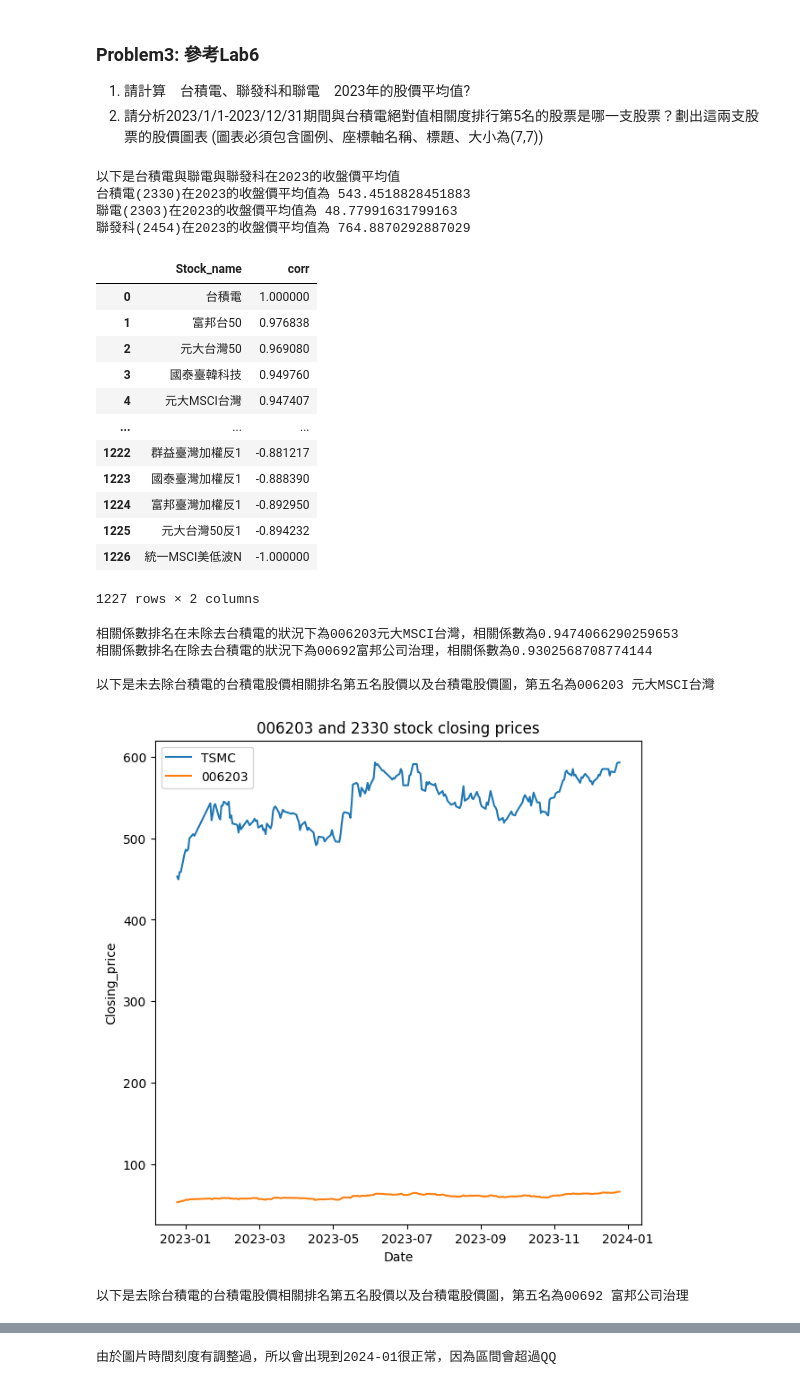
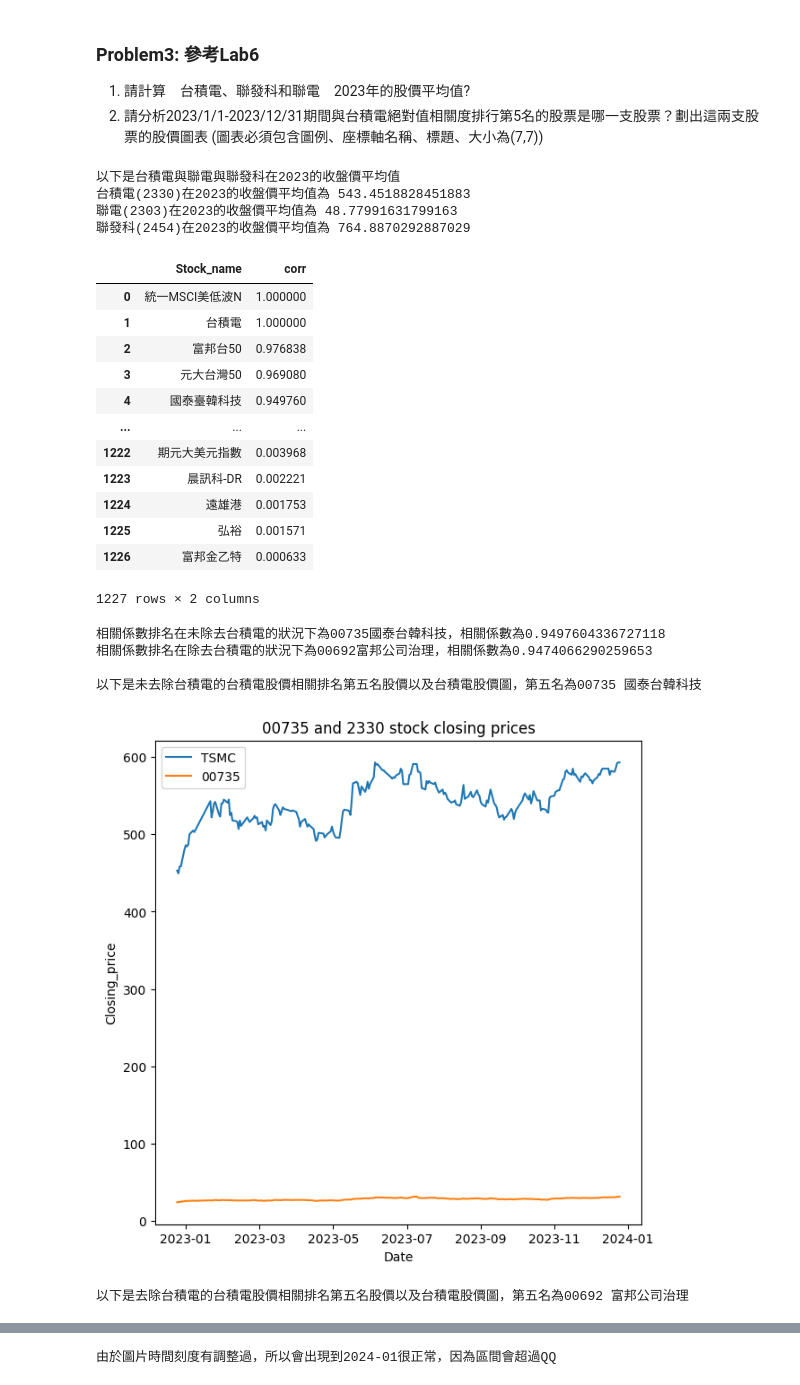
Before and after one commit to kesshoban3310/NTUT-Introduction-to-Data-Science-2024S, a Jupyter notebook: HW3/HW3_111590004.ipynb, the cells around one changed output, grey strips where cells are left out. Drawn from its saved outputs; the diff is of its cells as text; code cells hidden in the pictures.

```diff
--- a/HW3/HW3_111590004.ipynb
+++ b/HW3/HW3_111590004.ipynb
@@ -204,6 +204,7 @@ def get_corr(x):
 
 #計算相關係數，會跳出Degree of freedom <= 0 的警告，可以忽略 (00625K富邦上証+R 由於整年只有一日有成交紀錄，故在此會報錯，已於前面drop掉)
 stock_data_TSMC_corr['corr'] = stock_data_TSMC_corr['Stock_name'].apply(get_corr)
+stock_data_TSMC_corr['corr'] =  stock_data_TSMC_corr['corr'].abs()
 stock_data_TSMC_corr = stock_data_TSMC_corr.sort_values('corr', ascending=False)
 
 # 重新整理索引，並且顯示相關係數排行
@@ -211,77 +212,80 @@ stock_data_TSMC_corr = stock_data_TSMC_corr.reset_index(drop=True)
 
 display(stock_data_TSMC_corr)
 
-CORR006203 = stock_data_TSMC_corr.iat[4,1]
+CORR00735 = stock_data_TSMC_corr.iat[4,1]
 CORR00692 = stock_data_TSMC_corr.iat[5,1]
 
-print(f"相關係數排名在未除去台積電的狀況下為006203元大MSCI台灣，相關係數為{CORR006203}")
+stock_data_TSMC_corr.head()
+
+
+print(f"相關係數排名在未除去台積電的狀況下為00735國泰台韓科技，相關係數為{CORR00735}")
 print(f"相關係數排名在除去台積電的狀況下為00692富邦公司治理，相關係數為{CORR00692}")
 
 #包含台積電，相關係數排名第五
-stock_data_006203_closing = stock_data_p1.get_group('元大MSCI台灣')
+stock_data_00735_closing = stock_data_p1.get_group('國泰臺韓科技')
 #不包含台積電，相關係數排名第五
 stock_data_00692_closing = stock_data_p1.get_group('富邦公司治理')
 
 stock_data_2330_00692 = pd.merge(stock_data_TSMC[['date','Closing_price']],stock_data_00692_closing[['date','Closing_price']],on = 'date',suffixes=('_2330', '_00692'))
 
-stock_data_2330_006203 = pd.merge(stock_data_TSMC[['date','Closing_price']],stock_data_006203_closing[['date','Closing_price']],on = 'date',suffixes=('_2330', '_006203'))
+stock_data_2330_00735 = pd.merge(stock_data_TSMC[['date','Closing_price']],stock_data_00735_closing[['date','Closing_price']],on = 'date',suffixes=('_2330', '_00735'))
 
 newdate_00692 = pd.to_datetime(list(stock_data_2330_00692.date))
-newdate_006203 = pd.to_datetime(list(stock_data_2330_006203.date))
+newdate_00735 = pd.to_datetime(list(stock_data_2330_00735.date))
 
 stock_data_2330_00692 = stock_data_2330_00692.set_index('date')
-stock_data_2330_006203 = stock_data_2330_006203.set_index('date')
+stock_data_2330_00735 = stock_data_2330_00735.set_index('date')
 
 print()
-print("以下是未去除台積電的台積電股價相關排名第五名股價以及台積電股價圖，第五名為006203 元大MSCI台灣")
+print("以下是未去除台積電的台積電股價相關排名第五名股價以及台積電股價圖，第五名為00735 國泰台韓科技")
 fig = plt.figure(figsize=(7,7)) #調整大小
 fig.gca().xaxis.set_major_formatter(mdates.DateFormatter('%Y-%m'))  #調整日期
 fig.gca().xaxis.set_major_locator(mdates.DayLocator(interval=60))
-plt.plot(newdate_006203,stock_data_2330_006203['Closing_price_2330'],label = 'TSMC') #設定標籤
-plt.plot(newdate_006203,stock_data_2330_006203['Closing_price_006203'],label = '006203')
+plt.plot(newdate_00735,stock_data_2330_00735['Closing_price_2330'],label = 'TSMC') #設定標籤
+plt.plot(newdate_00735,stock_data_2330_00735['Closing_price_00735'],label = '00735')
 plt.xlabel('Date') #設定X軸座標
 plt.ylabel('Closing_price') #設定Y軸座標
-plt.title('006203 and 2330 stock closing prices') #設定標題
+plt.title('00735 and 2330 stock closing prices') #設定標題
 plt.legend(loc = 'best') #設定圖例
 plt.show()
 
 print()
 print("以下是去除台積電的台積電股價相關排名第五名股價以及台積電股價圖，第五名為00692 富邦公司治理")
 plt.figure(figsize=(7,7)) #調整大小
 fig.gca().xaxis.set_major_formatter(mdates.DateFormatter('%Y-%m'))  #調整日期
 fig.gca().xaxis.set_major_locator(mdates.DayLocator(interval=30))
 plt.plot(newdate_00692,stock_data_2330_00692['Closing_price_2330'],label = 'TSMC') #設定標籤
 plt.plot(newdate_00692,stock_data_2330_00692['Closing_price_00692'],label = '00692')
 plt.xlabel('Date') #設定X軸座標
 plt.ylabel('Closing_price') #設定Y軸座標
 plt.title('00692 and 2330 stock closing prices') #設定標題
 plt.legend(loc = 'best')  #設定圖例
 plt.show()
 
 print("由於圖片時間刻度有調整過，所以會出現到2024-01很正常，因為區間會超過QQ")
 # %% [output]
 以下是台積電與聯電與聯發科在2023的收盤價平均值
 台積電(2330)在2023的收盤價平均值為 543.4518828451883
 聯電(2303)在2023的收盤價平均值為 48.77991631799163
 聯發科(2454)在2023的收盤價平均值為 764.8870292887029
 |  | Stock_name | corr |
-| 0 | 台積電 | 1.000000 |
-| 1 | 富邦台50 | 0.976838 |
-| 2 | 元大台灣50 | 0.969080 |
-| 3 | 國泰臺韓科技 | 0.949760 |
-| 4 | 元大MSCI台灣 | 0.947407 |
+| 0 | 統一MSCI美低波N | 1.000000 |
+| 1 | 台積電 | 1.000000 |
+| 2 | 富邦台50 | 0.976838 |
+| 3 | 元大台灣50 | 0.969080 |
+| 4 | 國泰臺韓科技 | 0.949760 |
 | ... | ... | ... |
-| 1222 | 群益臺灣加權反1 | -0.881217 |
-| 1223 | 國泰臺灣加權反1 | -0.888390 |
-| 1224 | 富邦臺灣加權反1 | -0.892950 |
-| 1225 | 元大台灣50反1 | -0.894232 |
-| 1226 | 統一MSCI美低波N | -1.000000 |
+| 1222 | 期元大美元指數 | 0.003968 |
+| 1223 | 晨訊科-DR | 0.002221 |
+| 1224 | 遠雄港 | 0.001753 |
+| 1225 | 弘裕 | 0.001571 |
+| 1226 | 富邦金乙特 | 0.000633 |
 1227 rows × 2 columns
-相關係數排名在未除去台積電的狀況下為006203元大MSCI台灣，相關係數為0.9474066290259653
-相關係數排名在除去台積電的狀況下為00692富邦公司治理，相關係數為0.9302568708774144
+相關係數排名在未除去台積電的狀況下為00735國泰台韓科技，相關係數為0.9497604336727118
+相關係數排名在除去台積電的狀況下為00692富邦公司治理，相關係數為0.9474066290259653
 
-以下是未去除台積電的台積電股價相關排名第五名股價以及台積電股價圖，第五名為006203 元大MSCI台灣
+以下是未去除台積電的台積電股價相關排名第五名股價以及台積電股價圖，第五名為00735 國泰台韓科技
-[figure, old version]
+[figure, new version]
 以下是去除台積電的台積電股價相關排名第五名股價以及台積電股價圖，第五名為00692 富邦公司治理
 [figure]
 由於圖片時間刻度有調整過，所以會出現到2024-01很正常，因為區間會超過QQ
```
Also changed, not shown: 2 other files.
